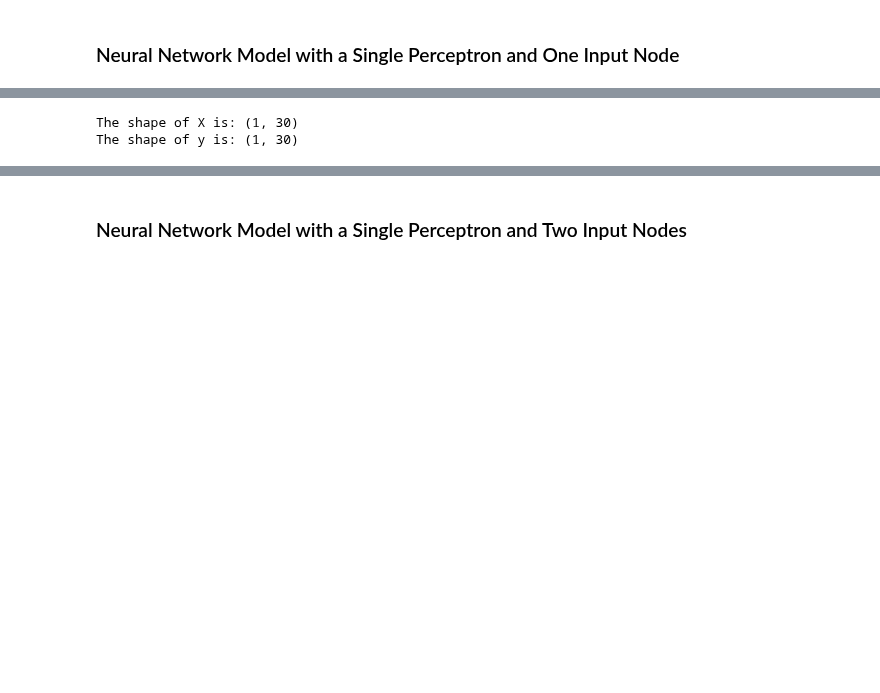
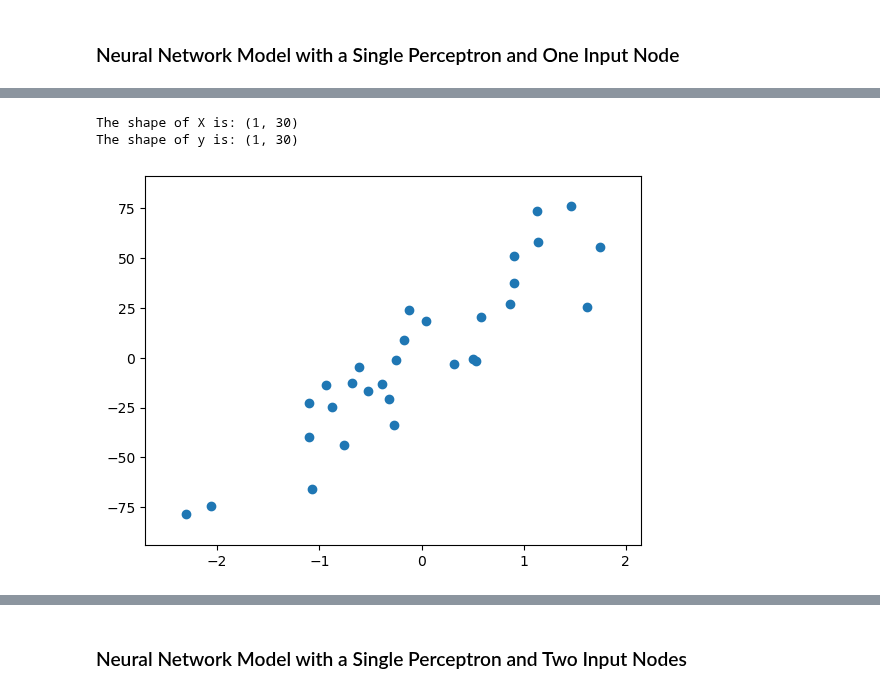
Before and after one commit to VahidTheOnly/NeuralNet-Regression-Classification, a Jupyter notebook: linear_regression_single_perceptron.ipynb, the cells around one changed output, grey strips where cells are left out. Cells and saved outputs as stored; diff of their text form; code cells hidden in the pictures; blank space fills up the shorter version.

Commit message:
show_data

```diff
--- a/linear_regression_single_perceptron.ipynb
+++ b/linear_regression_single_perceptron.ipynb
@@ -10,19 +13,24 @@ from sklearn.datasets import make_regression
 # %%
 # Generate synthetic data for regression using sklearn's make_regression
 # This creates a dataset with 30 samples and 1 feature with some noise added
 X, y = make_regression(n_samples=30, n_features=1, random_state=1, noise=20)
 
 # Transpose X to match the expected input shape for our model
 X = X.T
 # Reshape y to be a row vector
 y = np.reshape(y, (1, -1))
 
 # Print the shapes of X and y to verify their dimensions
 print('The shape of X is: ' + str(X.shape))
 print('The shape of y is: ' + str(y.shape))
+
+# Plot the data
+plt.scatter(x=X[0], y=y[0])
+plt.margins(0.1)
 # %% [output]
 The shape of X is: (1, 30)
 The shape of y is: (1, 30)
+[figure, added]
 # %%
 def initialize_parameters(n_x, n_y):
     """
```
Also changed, not shown: parts of 6 cells of this notebook.
